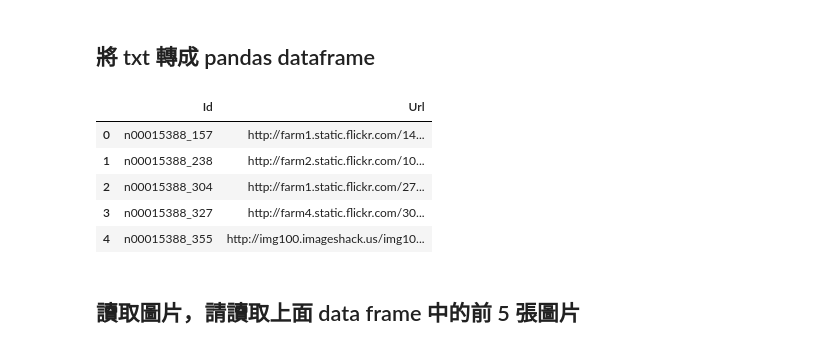
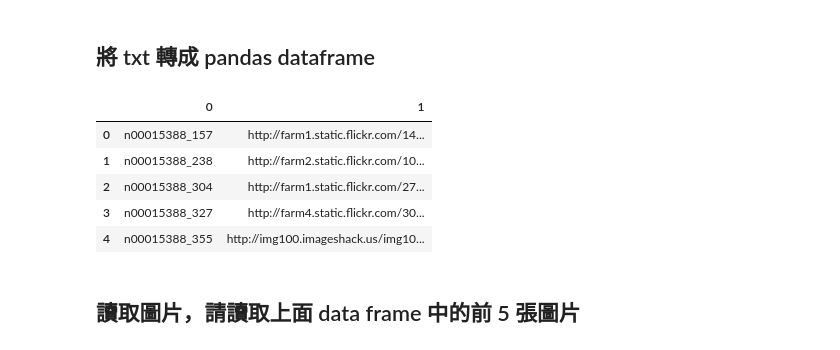
Before and after one commit to huzhecheng/ML100-Days, a Jupyter notebook: Day_003-2_HW.ipynb, the cells around one changed output. Saved outputs shown, nothing was run; the diff lists cells and outputs as text; code cells hidden in the pictures.

```diff
--- a/Day_003-2_HW.ipynb
+++ b/Day_003-2_HW.ipynb
@@ -36,14 +36,14 @@ data[0]
 # %%
 import pandas as pd
 
 arrange_data = []
 for line in data:
     line = line.split('\t')
     arrange_data.append(line)
-df = pd.DataFrame(arrange_data, columns=['Id','Url'])
+df = pd.DataFrame(arrange_data)
 df.head()
 # %% [output]
-|  | Id | Url |
+|  | 0 | 1 |
 | 0 | n00015388_157 | http://farm1.static.flickr.com/14... |
 | 1 | n00015388_238 | http://farm2.static.flickr.com/10... |
 | 2 | n00015388_304 | http://farm1.static.flickr.com/27... |
```
Also changed, not shown: parts of 3 cells of this notebook, 1 other file.
